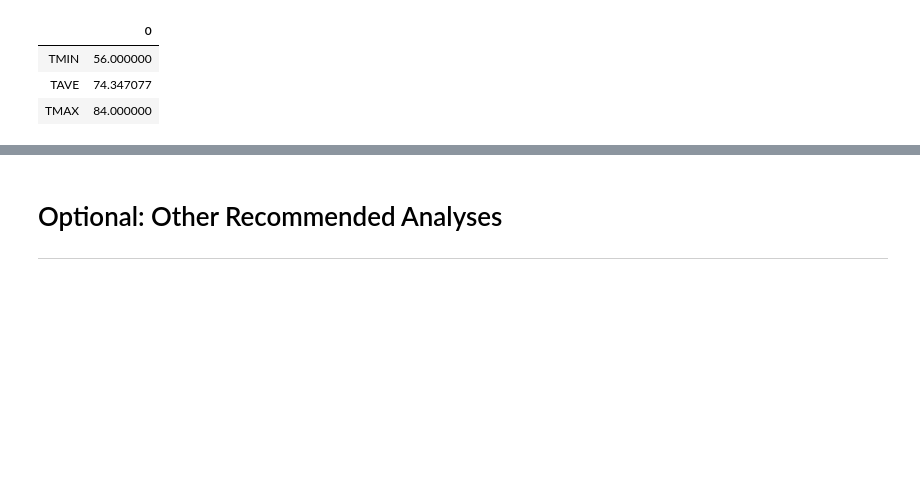
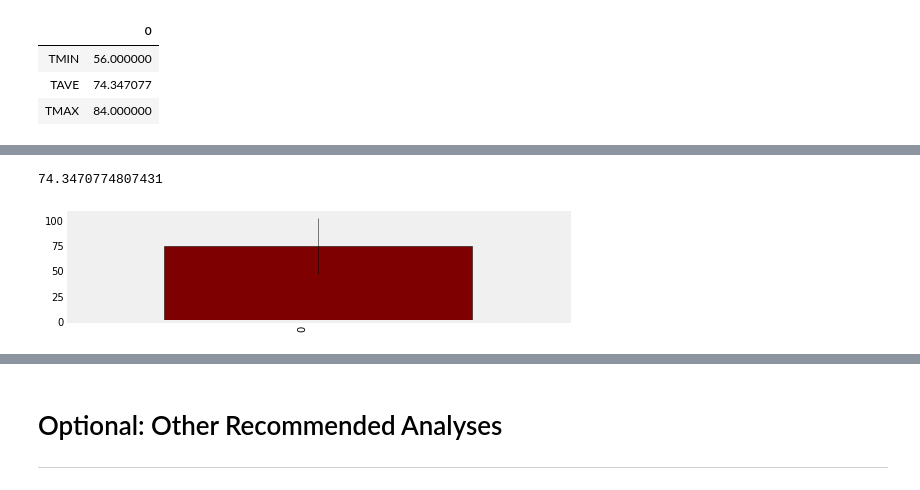
Before and after one commit to VallieTracy/sqlalchemy-challenge, a Jupyter notebook: main.ipynb, the cells around one changed output, grey strips where cells are left out. Saved outputs shown, nothing was run; the diff lists cells and outputs as text; code cells hidden in the pictures; blank space fills up the shorter version.

Commit message:
calc_temps route not working, have TAVE error bar functioning

```diff
--- a/main.ipynb
+++ b/main.ipynb
@@ -405,3 +403,0 @@ vacay_df
-# %%
-vacay_df = vacay_df.rename(columns={"0": "TOBS"})
-vacay_df
@@ -421,0 +404,17 @@ vacay_df.plot(kind='bar')
+# %%
+TMAX = vacay_df.iloc[2,0]
+TMIN = vacay_df.iloc[0,0]
+error = TMAX - TMIN
+TAVE = vacay_df.iloc[1,0]
+# %% [output]
+74.3470774807431
+# %%
+fig, ax = plt.subplots()
+df = pd.DataFrame({"TAVE": [TAVE], "Error": [error]})
+meansum = df["TAVE"]
+stdsum = df["Error"]
+
+plot = meansum.plot(kind='bar', yerr=stdsum, colormap='OrRd_r', edgecolor='black', grid=False, figsize=(8,2), ax=ax,position=0.45,error_kw=dict(ecolor='black',elinewidth=0.5),width=0.8)
+plt.show()
+# %% [output]
+[figure, added]
```
Also changed, not shown: parts of 12 cells of this notebook, 1 other file.
